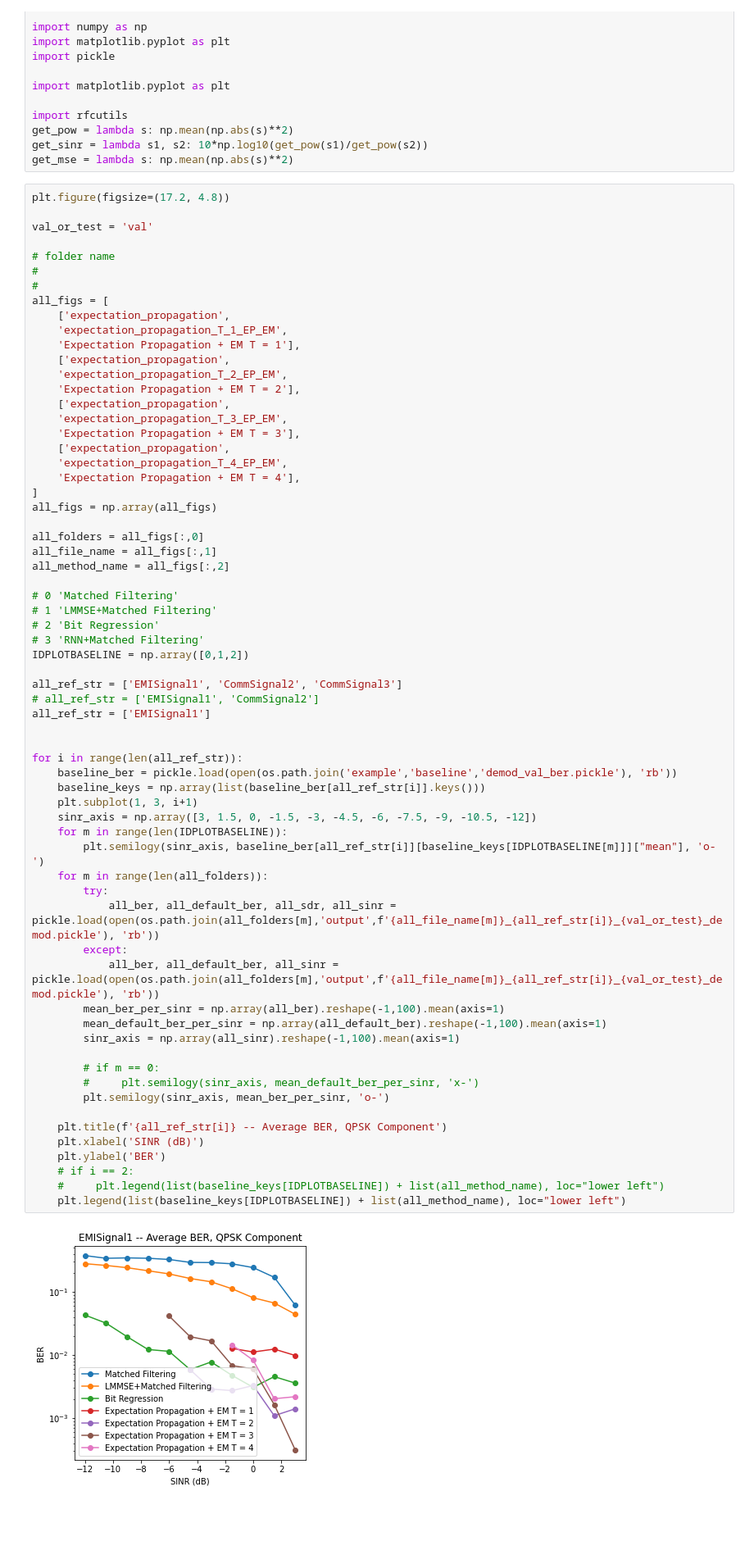
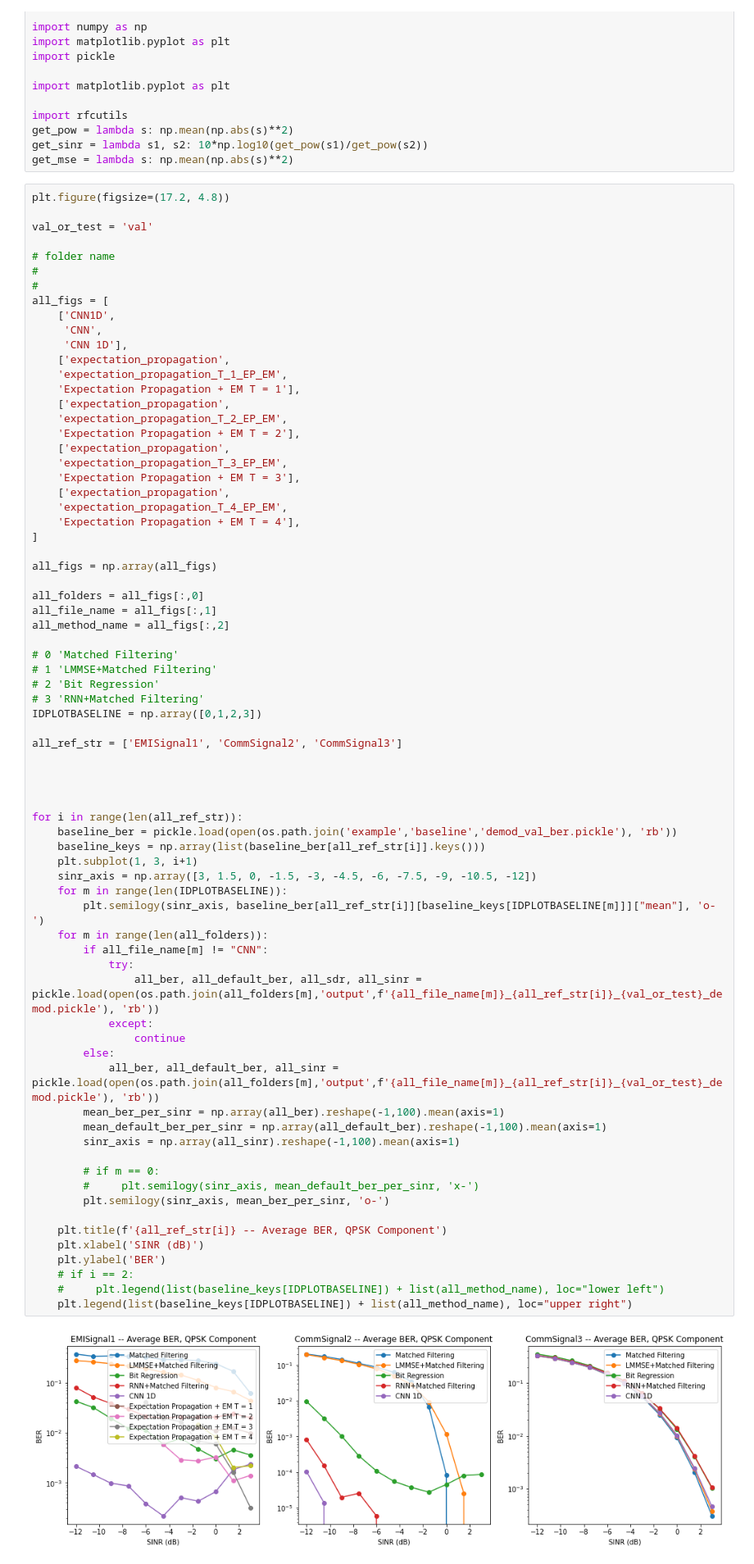
Before and after one commit to Gberger-98/Enseirb-Matmeca-RFChallenge, a Jupyter notebook: notebook/PlotBer.ipynb, the cells around one changed output. Shown: that part at 82% size. Drawn from its saved outputs; the diff is of its cells as text; blank space fills up the shorter version.

Commit message:
Fix plot and reandme

```diff
--- a/notebook/PlotBer.ipynb
+++ b/notebook/PlotBer.ipynb
@@ -28,6 +25,9 @@ val_or_test = 'val'
 #
 #
 all_figs = [
+    ['CNN1D',
+     'CNN',
+     'CNN 1D'],
     ['expectation_propagation',
     'expectation_propagation_T_1_EP_EM',
     'Expectation Propagation + EM T = 1'],
@@ -41,6 +41,7 @@ all_figs = [
     'expectation_propagation_T_4_EP_EM',
     'Expectation Propagation + EM T = 4'],
 ]
+
 all_figs = np.array(all_figs)
 
 all_folders = all_figs[:,0]
@@ -51,38 +52,41 @@ all_method_name = all_figs[:,2]
 # 1 'LMMSE+Matched Filtering'
 # 2 'Bit Regression'
 # 3 'RNN+Matched Filtering'
-IDPLOTBASELINE = np.array([0,1,2])
+IDPLOTBASELINE = np.array([0,1,2,3])
 
 all_ref_str = ['EMISignal1', 'CommSignal2', 'CommSignal3']
-# all_ref_str = ['EMISignal1', 'CommSignal2']
-all_ref_str = ['EMISignal1']
+
+
 
 
 for i in range(len(all_ref_str)):
     baseline_ber = pickle.load(open(os.path.join('example','baseline','demod_val_ber.pickle'), 'rb'))
     baseline_keys = np.array(list(baseline_ber[all_ref_str[i]].keys()))
     plt.subplot(1, 3, i+1)
     sinr_axis = np.array([3, 1.5, 0, -1.5, -3, -4.5, -6, -7.5, -9, -10.5, -12])
     for m in range(len(IDPLOTBASELINE)):
         plt.semilogy(sinr_axis, baseline_ber[all_ref_str[i]][baseline_keys[IDPLOTBASELINE[m]]]["mean"], 'o-')
     for m in range(len(all_folders)):
-        try:
-            all_ber, all_default_ber, all_sdr, all_sinr = pickle.load(open(os.path.join(all_folders[m],'output',f'{all_file_name[m]}_{all_ref_str[i]}_{val_or_test}_demod.pickle'), 'rb'))
-        except:
+        if all_file_name[m] != "CNN":
+            try:
+                all_ber, all_default_ber, all_sdr, all_sinr = pickle.load(open(os.path.join(all_folders[m],'output',f'{all_file_name[m]}_{all_ref_str[i]}_{val_or_test}_demod.pickle'), 'rb'))
+            except:
+                continue
+        else:
             all_ber, all_default_ber, all_sinr = pickle.load(open(os.path.join(all_folders[m],'output',f'{all_file_name[m]}_{all_ref_str[i]}_{val_or_test}_demod.pickle'), 'rb'))
         mean_ber_per_sinr = np.array(all_ber).reshape(-1,100).mean(axis=1)
         mean_default_ber_per_sinr = np.array(all_default_ber).reshape(-1,100).mean(axis=1)
         sinr_axis = np.array(all_sinr).reshape(-1,100).mean(axis=1)
 
         # if m == 0:
         #     plt.semilogy(sinr_axis, mean_default_ber_per_sinr, 'x-')
         plt.semilogy(sinr_axis, mean_ber_per_sinr, 'o-')
 
     plt.title(f'{all_ref_str[i]} -- Average BER, QPSK Component')
     plt.xlabel('SINR (dB)')
     plt.ylabel('BER')
     # if i == 2:
     #     plt.legend(list(baseline_keys[IDPLOTBASELINE]) + list(all_method_name), loc="lower left")
-    plt.legend(list(baseline_keys[IDPLOTBASELINE]) + list(all_method_name), loc="lower left")
+    plt.legend(list(baseline_keys[IDPLOTBASELINE]) + list(all_method_name), loc="upper right")
 # %% [output]
-[figure, old version]
+[figure, new version]
```
Also changed, not shown: parts of 1 cell of this notebook, 1 other file.
